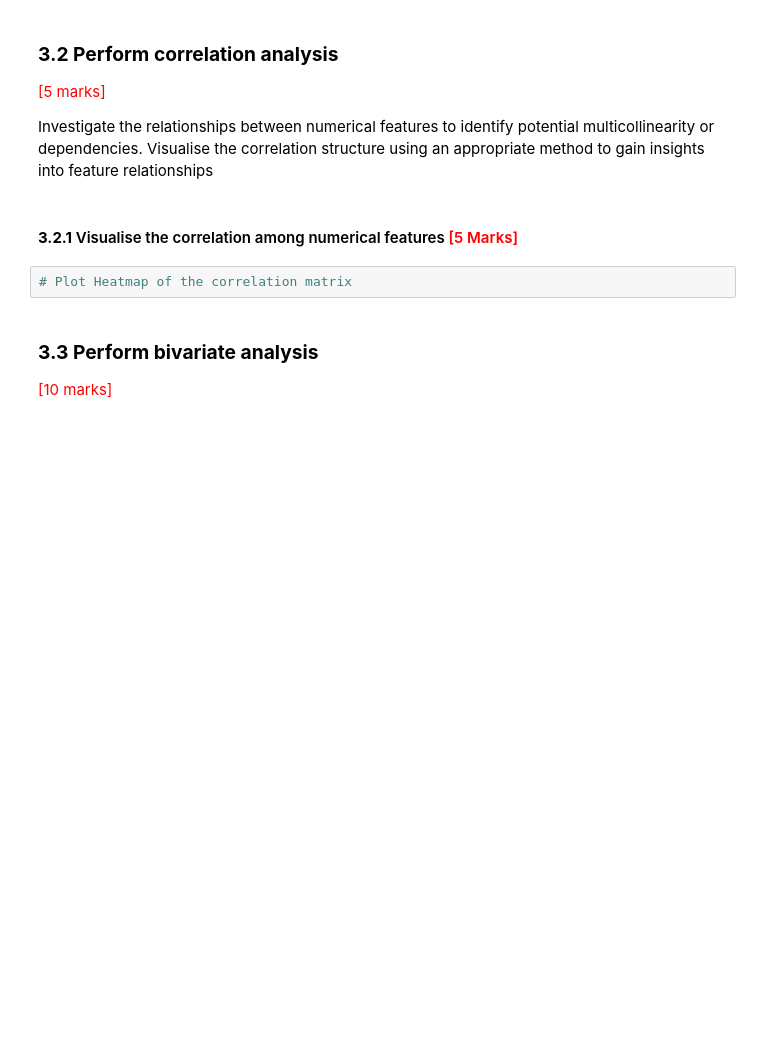
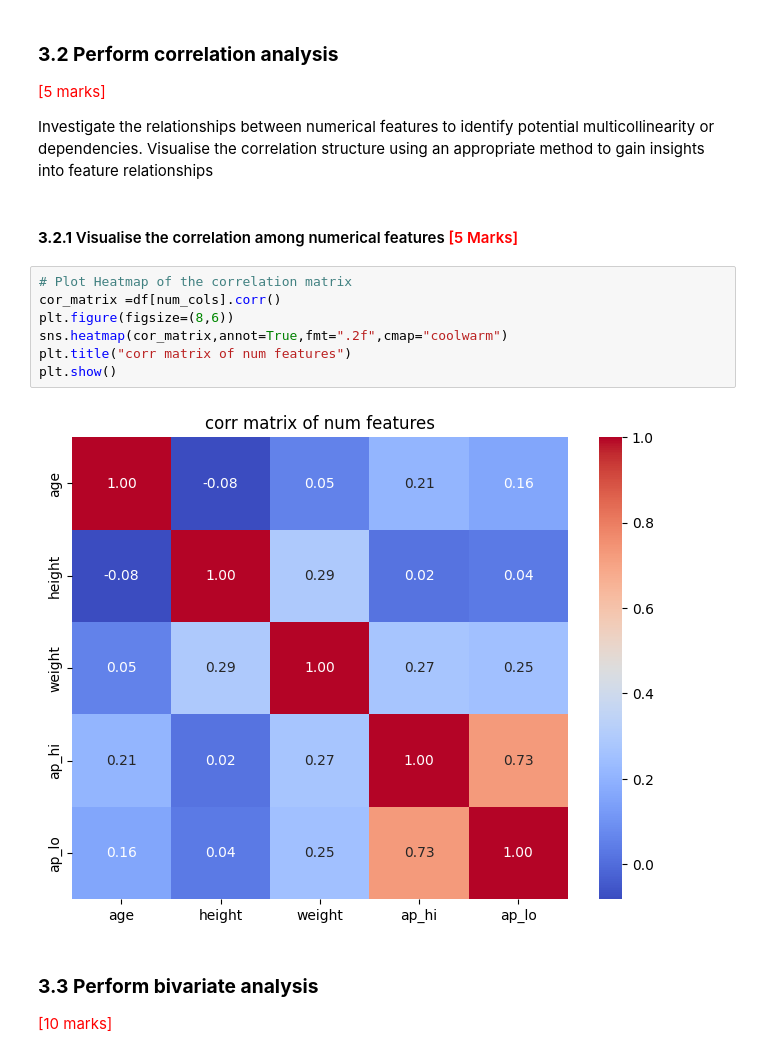
Before and after one commit to mithun6gowda/CardioRiskPrediction, a Jupyter notebook: CardioRisk_Prediction_Starter.ipynb, the cells around one changed output. Cells and saved outputs as stored; diff of their text form; blank space fills up the shorter version.

```diff
--- a/CardioRisk_Prediction_Starter.ipynb
+++ b/CardioRisk_Prediction_Starter.ipynb
@@ -224,6 +363,13 @@ Investigate the relationships between numerical features to identify potential m
 #### **3.2.1** Visualise the correlation among numerical features <font color="red">[5 Marks]</font>
 # %%
 # Plot Heatmap of the correlation matrix
+cor_matrix =df[num_cols].corr()
+plt.figure(figsize=(8,6))
+sns.heatmap(cor_matrix,annot=True,fmt=".2f",cmap="coolwarm")
+plt.title("corr matrix of num features")
+plt.show()
+# %% [output]
+[figure, added]
 # %% [markdown]
 ### **3.3 Perform bivariate analysis**
 
```
Also changed, not shown: parts of 58 cells of this notebook.
